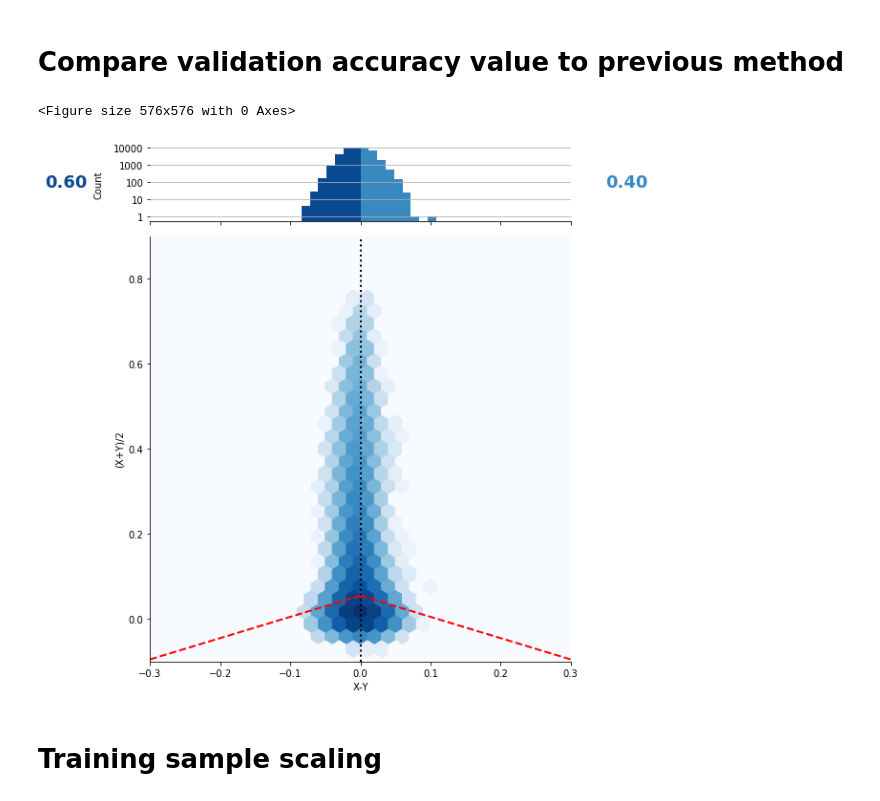
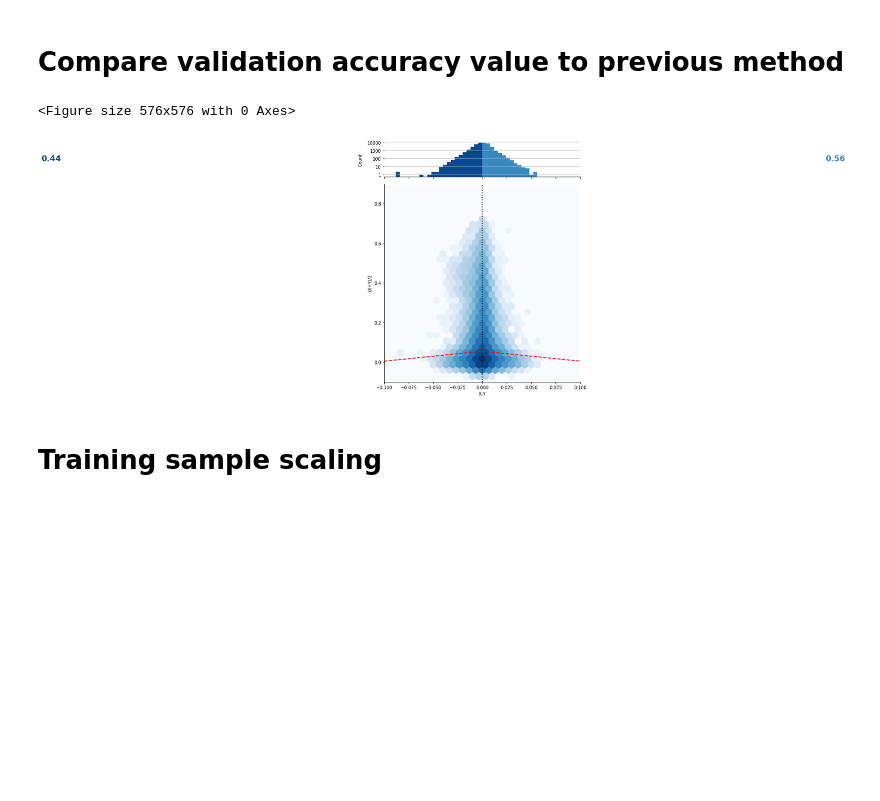
Before and after one commit to styvesg/nsd, a Jupyter notebook: torched_alexnet_fwrf.ipynb, the cells around one changed output. Saved outputs shown, nothing was run; the diff lists cells and outputs as text; code cells hidden in the pictures; blank space fills up the shorter version.

```diff
--- a/torched_alexnet_fwrf.ipynb
+++ b/torched_alexnet_fwrf.ipynb
@@ -374,13 +374,14 @@ from src.torch_fwrf import learn_params_ridge_regression, get_predictions
 
 aperture = np.float32(1)
 nx = ny = 11
-smin, smax = np.float32(0.05), np.float32(0.4)
-ns = 6
+smin, smax = np.float32(0.04), np.float32(0.4)
+ns = 8
 
 # sharedModel specification is a list of 3 ranges and 3 callable functor. The reason for this is for a future implementation of dynamic mesh refinement.
 #model_specs = [[(0., aperture*1.1), (0., aperture*1.1), (smin, smax)], [linspace(nx), linspace(ny), logspace(ns)]]
 #models = model_space(model_specs)
 models = model_space_pyramid(logspace(ns)(smin, smax), min_spacing=1.4, aperture=1.1*aperture)
+print ('candidate count = ', len(models))
 
 sample_batch_size = 200
 voxel_batch_size = 500
@@ -440,4 +443,5 @@ print ([p.shape if p is not None else None for p in best_params])
 # %%
 param_batch = [p[:voxel_batch_size] if p is not None else None for p in best_params]
+_fwrf_fn = Torch_fwRF_voxel_block(_fmaps_fn, param_batch, _nonlinearity=None, input_shape=image_data.shape, aperture=1.0)
 
-_fwrf_fn = Torch_fwRF_voxel_block(_fmaps_fn, param_batch, _nonlinearity=None, input_shape=image_data.shape, aperture=1.0)
+voxel_pred = get_predictions(val_image_data, _fmaps_fn, _fwrf_fn, best_params, sample_batch_size=sample_batch_size)
@@ -452,4 +454,5 @@ voxel throughput = 0.007220s/voxel
 # %%
+val_voxel_pred = voxel_pred[ordering[:data_size][shared_mask]]
 val_cc  = np.zeros(shape=(nv), dtype=fpX)
 for v in tqdm(range(nv)):
     val_cc[v] = np.corrcoef(val_voxel_data[:,v], val_voxel_pred[:,v])[0,1]
@@ -554,11 +554,14 @@ pre_cc = pre_cc_volume.flatten()[brain_mask_full]
+# %%
+pre_cc_volume  = load_mask_from_nii(root_dir+"output/S%02d/%s_%s/val_cc.nii" % (subject, 'dnn_fwrf', 'Mar-27-2020_0301'))
+pre_cc = pre_cc_volume.flatten()[voxel_mask]
 # %%
 from src.plots import plot_fwrf_paper_compare
 
 fig=plt.figure(figsize=(8, 8))
-_=plot_fwrf_paper_compare(pre_cc, val_cc, 0.055, [-.3, .3], [-.1, .9])
+_=plot_fwrf_paper_compare(pre_cc, val_cc, 0.055, [-.1, .1], [-.1, .9])
 # %% [output]
 <Figure size 576x576 with 0 Axes>
-[figure, old version]
+[figure, new version]
 # %% [markdown]
 # Training sample scaling
 # %%
```
Also changed, not shown: parts of 24 cells of this notebook, 1 other file.
